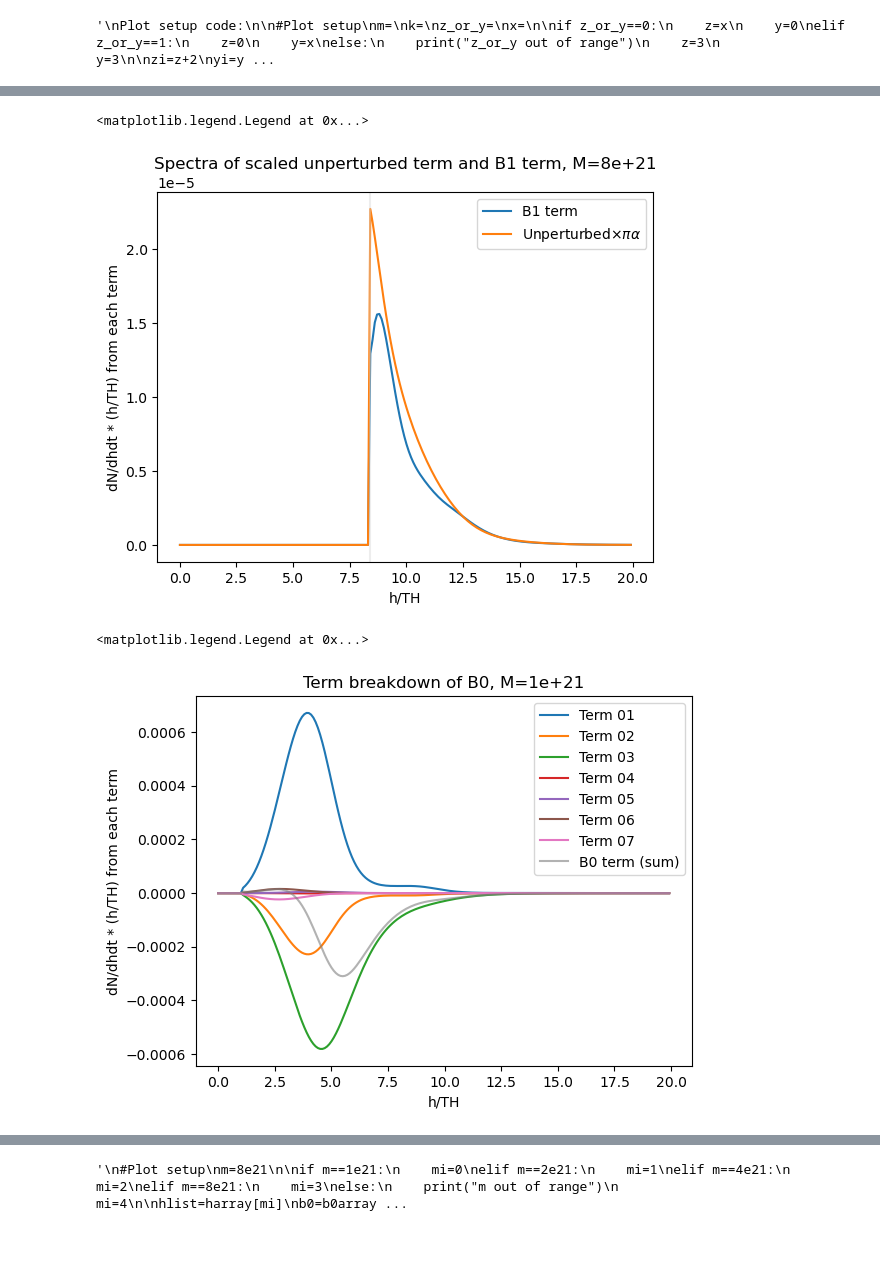
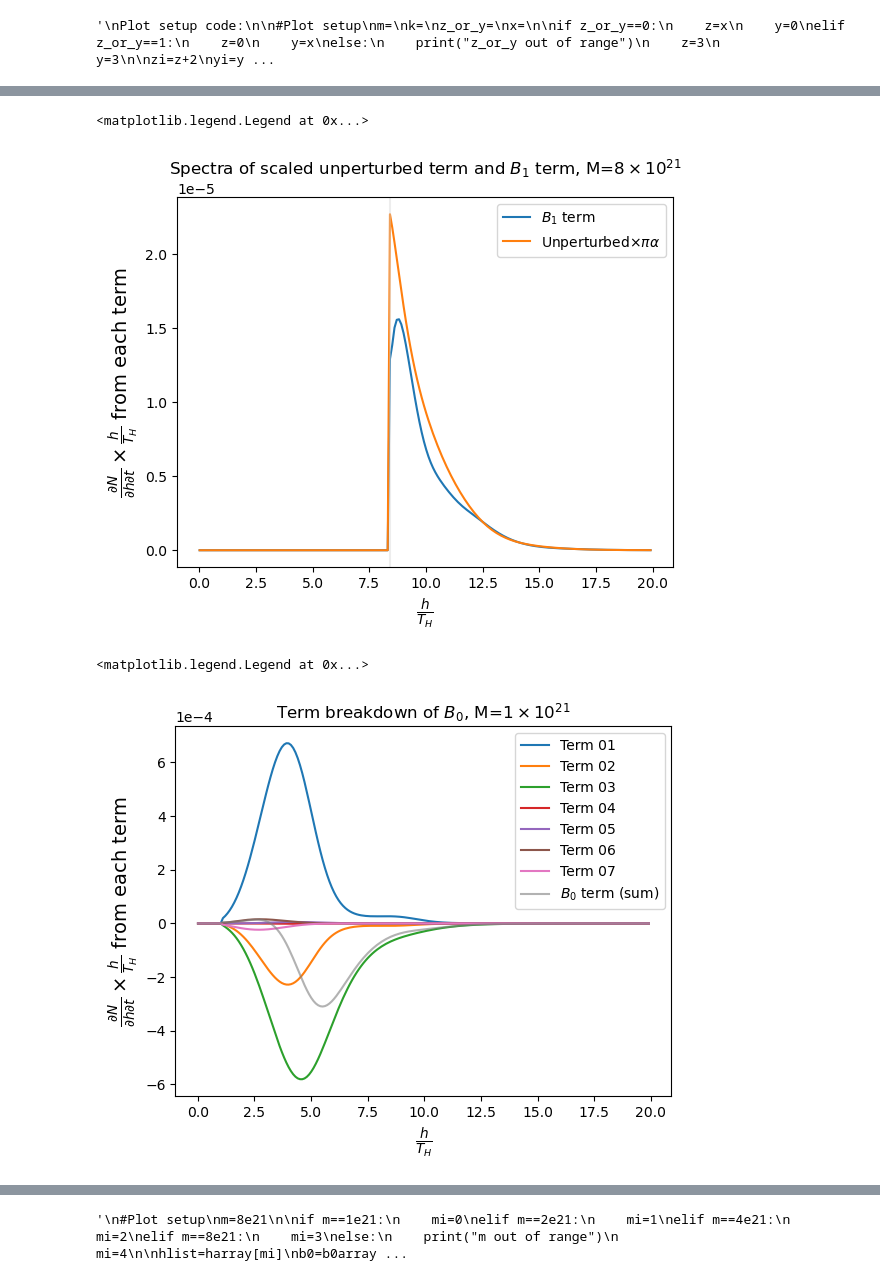
Before and after one commit to hirata10/PrimordialBlackHole, a Jupyter notebook: Transmission/transmission.ipynb, the cells around one changed output, grey strips where cells are left out. Drawn from its saved outputs; the diff is of its cells as text; code cells hidden in the pictures; blank space fills up the shorter version.

```diff
--- a/Transmission/transmission.ipynb
+++ b/Transmission/transmission.ipynb
@@ -1210,12 +1227,16 @@ m=8e21
 
 if m==1e21:
     mi=0
+    mstr=r"$1 \times 10^{21}$"
 elif m==2e21:
     mi=1
+    mstr=r"$2 \times 10^{21}$"
 elif m==4e21:
     mi=2
+    mstr=r"$4 \times 10^{21}$"
 elif m==8e21:
     mi=3
+    mstr=r"$8 \times 10^{21}$"
 else:
     print("m out of range")
     mi=4
@@ -1231,11 +1252,12 @@ plt.plot(hlist*(8*np.pi*m),b1*hlist*(8*np.pi*m))
 #plt.plot(hlist*(8*np.pi*m),tu*hlist*(8*np.pi*m)*np.pi*alpha)
 plt.plot(hlist*(8*np.pi*m),(b0+b1)*hlist*(8*np.pi*m),alpha=0.6)
 plt.axvline(x=mu*(8*np.pi*m),color="lightgray",alpha=0.4)
-plt.xlabel("h/TH")
-plt.ylabel("dN/dhdt * (h/TH) from each term")
-plt.title("Spectra by term, M="+str(m))
+plt.ticklabel_format(style='scientific',axis='y', scilimits=(0, 0))
+plt.xlabel(r"$\frac{h}{T_H}$",fontsize=14)
+plt.ylabel(r"$\frac{\partial N}{\partial h \partial t} \times \frac{h}{T_H}$ from each term",fontsize=14)
+plt.title("Spectra by term, M="+mstr)
 #plt.legend(["B0 term","B1 term",r"Unperturbed$\times \pi \alpha$","B0+B1"])
-plt.legend(["B0 term","B1 term","B0+B1"])
+plt.legend([r"$B_0$ term",r"$B_1$ term",r"$B_0 + B_1$"])
 #plt.legend(["B0 term","B1 term"])
 #plt.xlim(8,10)
 # %% [output]
@@ -1247,12 +1269,16 @@ m=8e21
 
 if m==1e21:
     mi=0
+    mstr=r"$1 \times 10^{21}$"
 elif m==2e21:
     mi=1
+    mstr=r"$2 \times 10^{21}$"
 elif m==4e21:
     mi=2
+    mstr=r"$4 \times 10^{21}$"
 elif m==8e21:
     mi=3
+    mstr=r"$8 \times 10^{21}$"
 else:
     print("m out of range")
     mi=4
@@ -1265,56 +1291,62 @@ tu=tuarray[mi]
 plt.plot(hlist*(8*np.pi*m),b1*hlist*(8*np.pi*m))
 plt.plot(hlist*(8*np.pi*m),tu*hlist*(8*np.pi*m)*np.pi*alpha)
 plt.axvline(x=mu*(8*np.pi*m),color="lightgray",alpha=0.4)
-plt.xlabel("h/TH")
-plt.ylabel("dN/dhdt * (h/TH) from each term")
-plt.title("Spectra of scaled unperturbed term and B1 term, M="+str(m))
-plt.legend(["B1 term",r"Unperturbed$\times \pi \alpha$"])
+plt.ticklabel_format(style='scientific',axis='y', scilimits=(0, 0))
+plt.xlabel(r"$\frac{h}{T_H}$",fontsize=14)
+plt.ylabel(r"$\frac{\partial N}{\partial h \partial t} \times \frac{h}{T_H}$ from each term",fontsize=14)
+plt.title(r"Spectra of scaled unperturbed term and $B_1$ term, M="+mstr)
+plt.legend([r"$B_1$ term",r"Unperturbed$\times \pi \alpha$"])
 # %% [output]
 <matplotlib.legend.Legend at 0x...>
-[figure, old version]
+[figure, new version]
 # %%
 #Plot setup
 m=1e21
 
 if m==1e21:
     mi=0
+    mstr=r"$1 \times 10^{21}$"
 elif m==2e21:
     mi=1
+    mstr=r"$2 \times 10^{21}$"
 elif m==4e21:
     mi=2
+    mstr=r"$4 \times 10^{21}$"
 elif m==8e21:
     mi=3
+    mstr=r"$8 \times 10^{21}$"
 else:
     print("m out of range")
     mi=4
 
 hlist=harray[mi]
 b0=b0array[mi]
 t01=t01array[mi]
 t02=t02array[mi]
 t03=t03array[mi]
 t04=t04array[mi]
 t05=t05array[mi]
 t06=t06array[mi]
 t07=t07array[mi]
 
 #Plotting
 plt.plot(hlist*(8*np.pi*m),t01*hlist*(8*np.pi*m))
 plt.plot(hlist*(8*np.pi*m),t02*hlist*(8*np.pi*m))
 plt.plot(hlist*(8*np.pi*m),t03*hlist*(8*np.pi*m))
 plt.plot(hlist*(8*np.pi*m),t04*hlist*(8*np.pi*m))
 plt.plot(hlist*(8*np.pi*m),t05*hlist*(8*np.pi*m))
 plt.plot(hlist*(8*np.pi*m),t06*hlist*(8*np.pi*m))
 plt.plot(hlist*(8*np.pi*m),t07*hlist*(8*np.pi*m))
 plt.plot(hlist*(8*np.pi*m),b0*hlist*(8*np.pi*m),alpha=0.6)
-plt.xlabel("h/TH")
-plt.ylabel("dN/dhdt * (h/TH) from each term")
-plt.title("Term breakdown of B0, M="+str(m))
-plt.legend(["Term 01","Term 02","Term 03","Term 04","Term 05","Term 06","Term 07","B0 term (sum)"
+plt.ticklabel_format(style='scientific',axis='y', scilimits=(0, 0))
+plt.xlabel(r"$\frac{h}{T_H}$",fontsize=14)
+plt.ylabel(r"$\frac{\partial N}{\partial h \partial t} \times \frac{h}{T_H}$ from each term",fontsize=14)
+plt.title(r"Term breakdown of $B_0$, M="+mstr)
+plt.legend(["Term 01","Term 02","Term 03","Term 04","Term 05","Term 06","Term 07",r"$B_0$ term (sum)"
            ])
 #plt.xlim(8,10)
 # %% [output]
 <matplotlib.legend.Legend at 0x...>
-[figure, old version]
+[figure, new version]
 # %%
 #Plot setup
```
Also changed, not shown: parts of 13 cells of this notebook.
